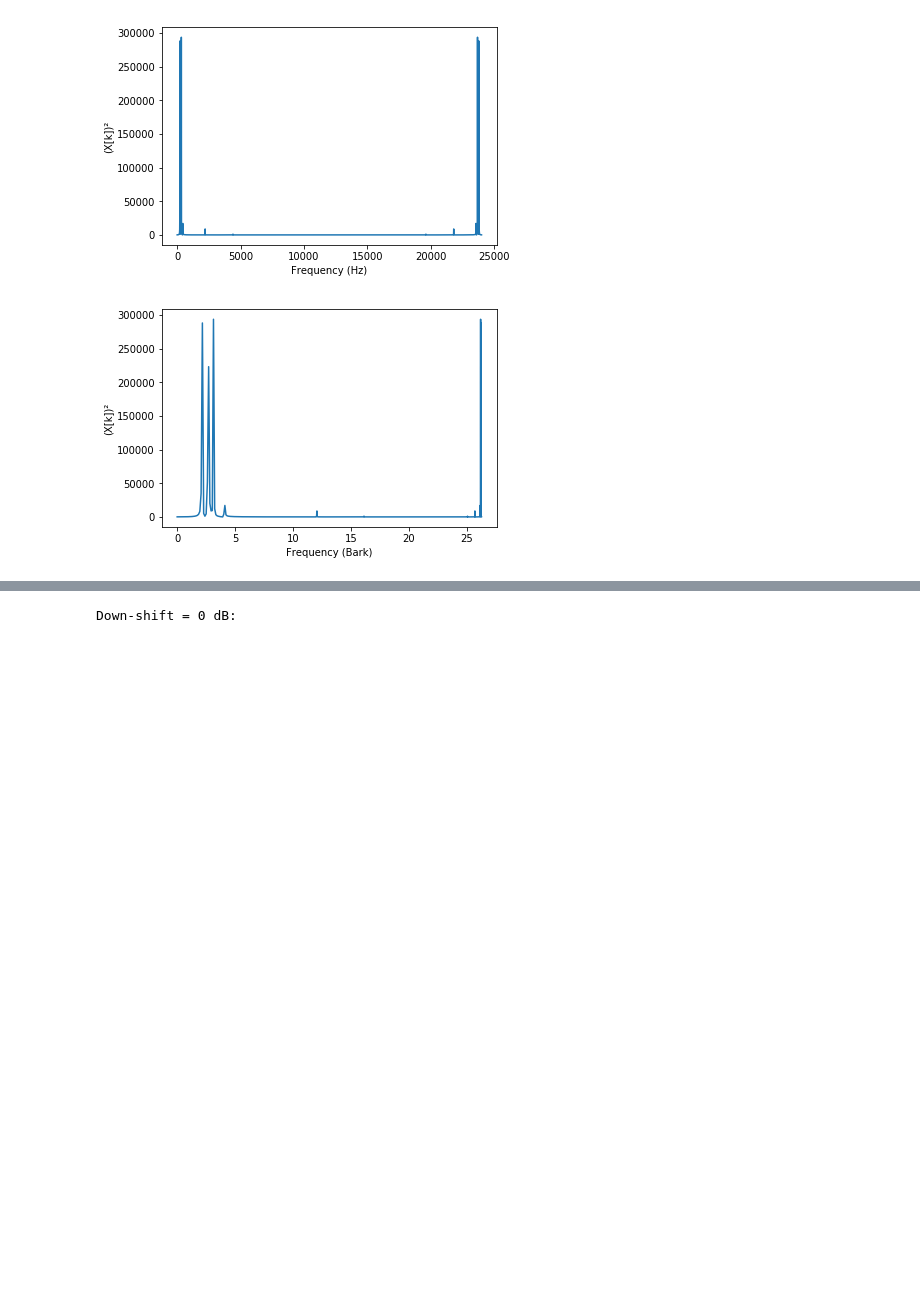
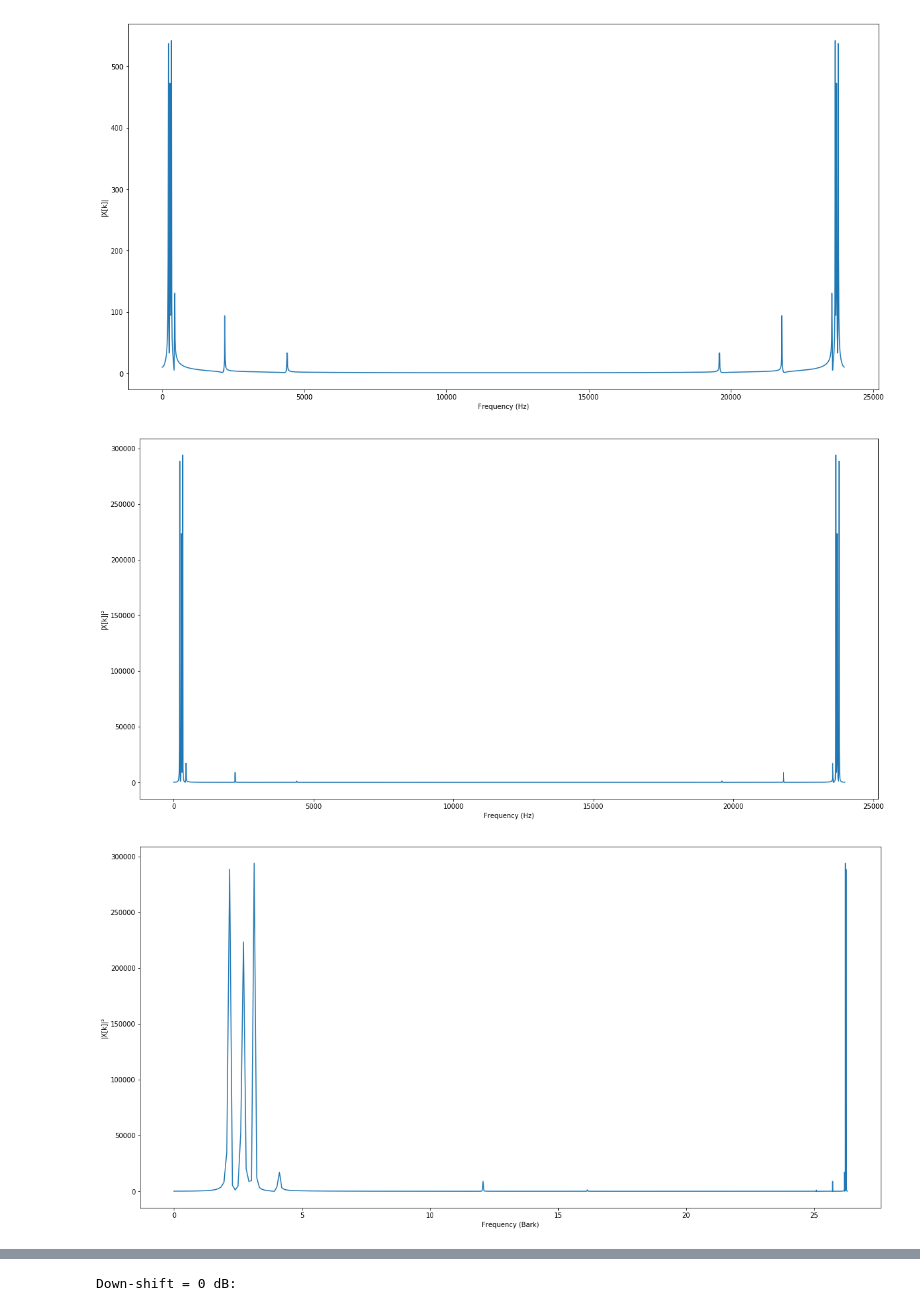
Before and after one commit to Melinghu/audio-masking-curves, a Jupyter notebook: audio-masking-curves.ipynb, the cells around one changed output, grey strips where cells are left out. Cells and saved outputs as stored; diff of their text form; code cells hidden in the pictures; blank space fills up the shorter version.

```diff
--- a/audio-masking-curves.ipynb
+++ b/audio-masking-curves.ipynb
@@ -35,8 +40,11 @@ freqmin = 0
 freqhop = (freqmax - freqmin)/nfft
 
 # O sinal de teste, x, eh um combinacao de cosenoides de diferentes periodos
-x = np.multiply(A0, np.cos(np.multiply(2*(np.pi)*f0/fs, n))) + np.multiply(A1, np.cos(np.multiply(2*(np.pi)*f1/fs, n))) + np.multiply(A2, np.cos(np.multiply(2*(np.pi)*f2/fs, n))) + np.multiply(A3, np.cos(np.multiply(2*(np.pi)*f3/fs, n))) + np.multiply(A4, np.cos(np.multiply(2*(np.pi)*f4/fs, n))) + np.multiply(A5, np.cos(np.multiply(2*(np.pi)*f5/fs, n)))
+x = np.multiply(A0, np.cos(np.multiply(2*(np.pi)*f0/fs, n))) + np.multiply(A1, np.cos(np.multiply(2*(np.pi)*f1/fs, n))) \
+    + np.multiply(A2, np.cos(np.multiply(2*(np.pi)*f2/fs, n))) + np.multiply(A3, np.cos(np.multiply(2*(np.pi)*f3/fs, n))) \
+    + np.multiply(A4, np.cos(np.multiply(2*(np.pi)*f4/fs, n))) + np.multiply(A5, np.cos(np.multiply(2*(np.pi)*f5/fs, n)))
 
+plt.figure(figsize=(20,10))
 plt.plot(n, x)
 plt.ylabel('x[n]')
 plt.xlabel('n')
@@ -46,16 +54,29 @@ plt.show()
 # %%
-# Realizamos a fft de x e avaliamos seus valores absolutos
-x_fft = np.fft.fft(x)
-x_fft_2 = abs(x_fft) ** 2
+# Realizamos a FFT de x e avaliamos seus valores absolutos
 
 freq = np.dot(n, freqhop)
 
-plt.plot(freq, x_fft_2)
-plt.ylabel('(X[k])²')
+x_fft = np.fft.fft(x)
+
+plt.figure(figsize=(20,10))
+plt.plot(freq, abs(x_fft))
+plt.ylabel('|X[k]|')
 plt.xlabel('Frequency (Hz)')
 plt.show()
+
+
+# Depois, realizamos o calculo do modulo ao quadrado da FFT
+
+x_fft_2 = abs(x_fft) ** 2
+
+plt.figure(figsize=(20,10))
+plt.plot(freq, x_fft_2)
+plt.ylabel('|X[k]|²')
+plt.xlabel('Frequency (Hz)')
+plt.show()
 # %% [output]
-[figure, old version]
+[figure, new version]
+[figure, added]
 # %%
 # Encontramos os picos da FFT
 peaks, _ = signal.find_peaks(x_fft_2)
@@ -92,12 +112,13 @@ def amp2spl(x_fft_2):
 
 bark = freq2bark(freq)
 
+plt.figure(figsize=(20,10))
 plt.plot(bark, x_fft_2)
-plt.ylabel('(X[k])²')
+plt.ylabel('|X[k]|²')
 plt.xlabel('Frequency (Bark)')
 plt.show()
 # %% [output]
-[figure, old version]
+[figure, new version]
 # %%
 # E a transformacao de escalas
 
```
Also changed, not shown: parts of 5 cells of this notebook, 1 other file.
